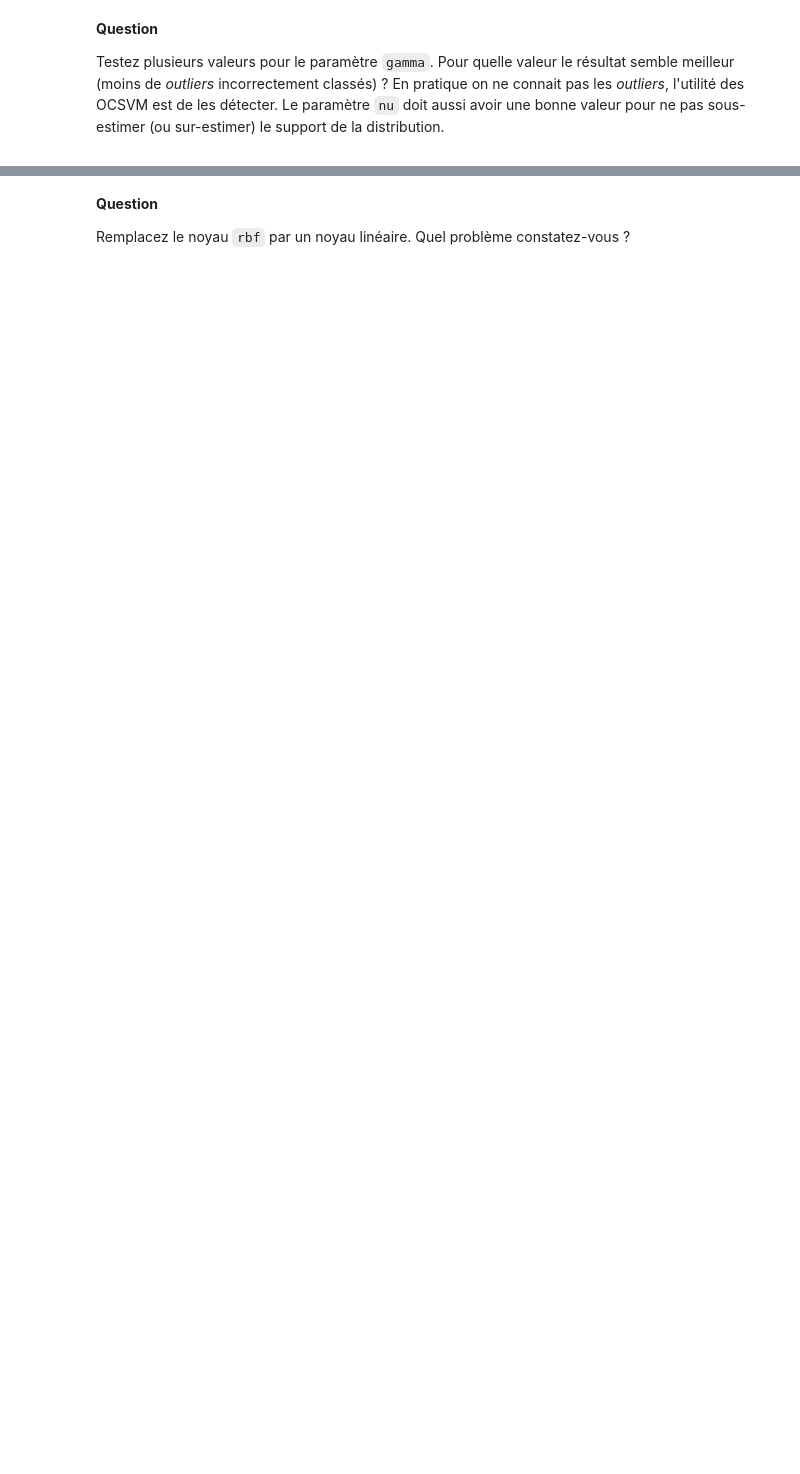
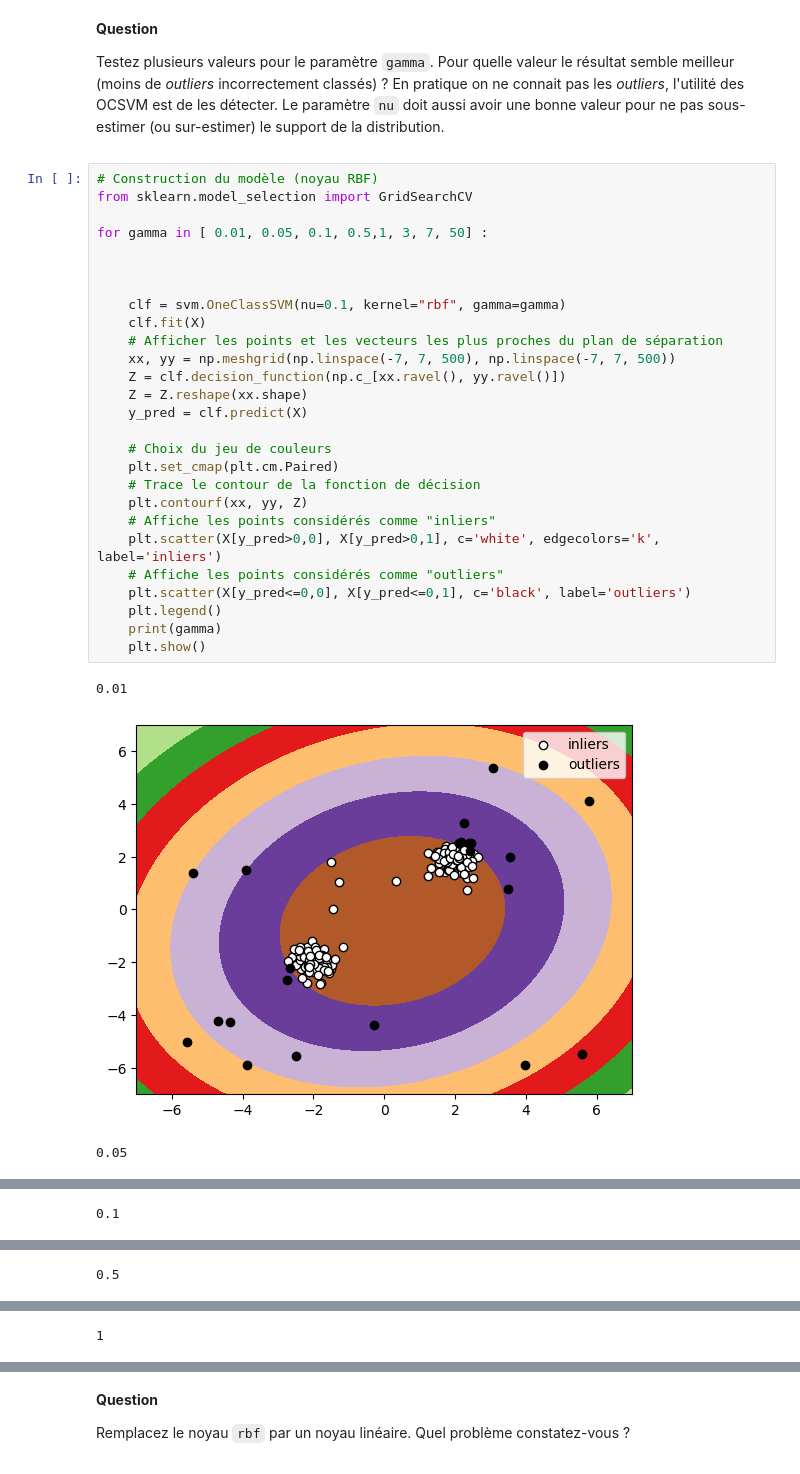
Before and after one commit to kved-lab/CNAM, a Jupyter notebook: RCP209/2026/session07-algorithmes-a-noyaux_practical.ipynb, the cells around one changed output, grey strips where cells are left out. Cells and saved outputs as stored; diff of their text form; blank space fills up the shorter version.

```diff
--- a/RCP209/2026/session07-algorithmes-a-noyaux_practical.ipynb
+++ b/RCP209/2026/session07-algorithmes-a-noyaux_practical.ipynb
@@ -71,3 +77,34 @@ plt.show()
 Testez plusieurs valeurs pour le paramètre `gamma`. Pour quelle valeur le résultat semble meilleur (moins de *outliers* incorrectement classés) ? En pratique on ne connait pas les *outliers*, l'utilité des OCSVM est de les détecter. Le paramètre `nu` doit aussi avoir une bonne valeur pour ne pas sous-estimer (ou sur-estimer) le support de la distribution.
 
 </div>
+# %%
+# Construction du modèle (noyau RBF)
+from sklearn.model_selection import GridSearchCV
+
+for gamma in [ 0.01, 0.05, 0.1, 0.5,1, 3, 7, 50] :
+
+
+
+    clf = svm.OneClassSVM(nu=0.1, kernel="rbf", gamma=gamma)
+    clf.fit(X)
+    # Afficher les points et les vecteurs les plus proches du plan de séparation
+    xx, yy = np.meshgrid(np.linspace(-7, 7, 500), np.linspace(-7, 7, 500))
+    Z = clf.decision_function(np.c_[xx.ravel(), yy.ravel()])
+    Z = Z.reshape(xx.shape)
+    y_pred = clf.predict(X)
+
+    # Choix du jeu de couleurs
+    plt.set_cmap(plt.cm.Paired)
+    # Trace le contour de la fonction de décision
+    plt.contourf(xx, yy, Z)
+    # Affiche les points considérés comme "inliers"
+    plt.scatter(X[y_pred>0,0], X[y_pred>0,1], c='white', edgecolors='k', label='inliers')
+    # Affiche les points considérés comme "outliers"
+    plt.scatter(X[y_pred<=0,0], X[y_pred<=0,1], c='black', label='outliers')
+    plt.legend()
+    print(gamma)
+    plt.show()
+# %% [output]
+0.01
+[figure, added]
+0.05
@@ -73,0 +112 @@ Testez plusieurs valeurs pour le paramètre `gamma`. Pour quelle valeur le résu
+0.1
@@ -73,0 +114 @@ Testez plusieurs valeurs pour le paramètre `gamma`. Pour quelle valeur le résu
+0.5
@@ -73,0 +116 @@ Testez plusieurs valeurs pour le paramètre `gamma`. Pour quelle valeur le résu
+1
```
Also changed, not shown: parts of 7 cells of this notebook, 22 other files.
